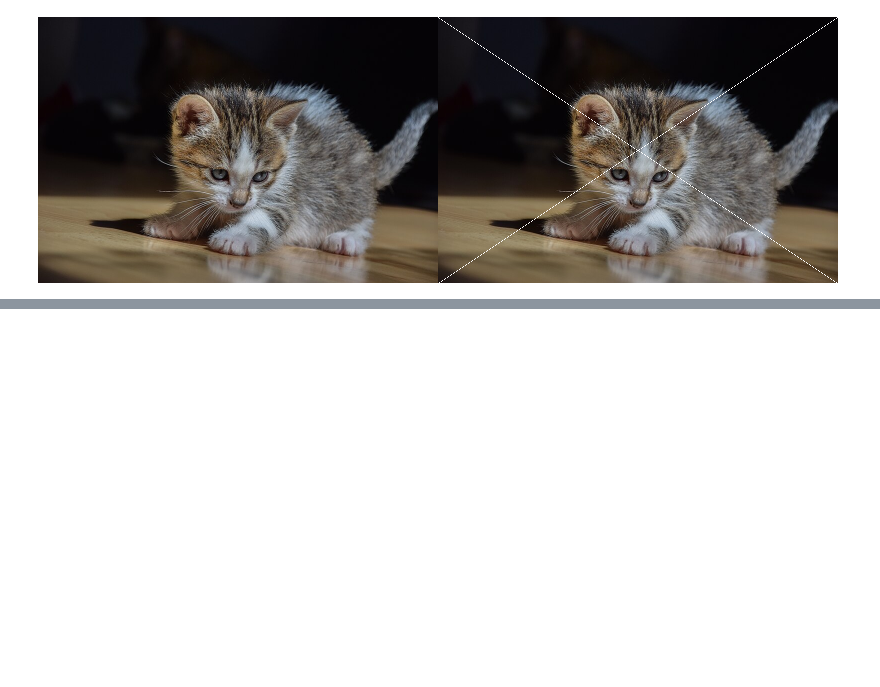
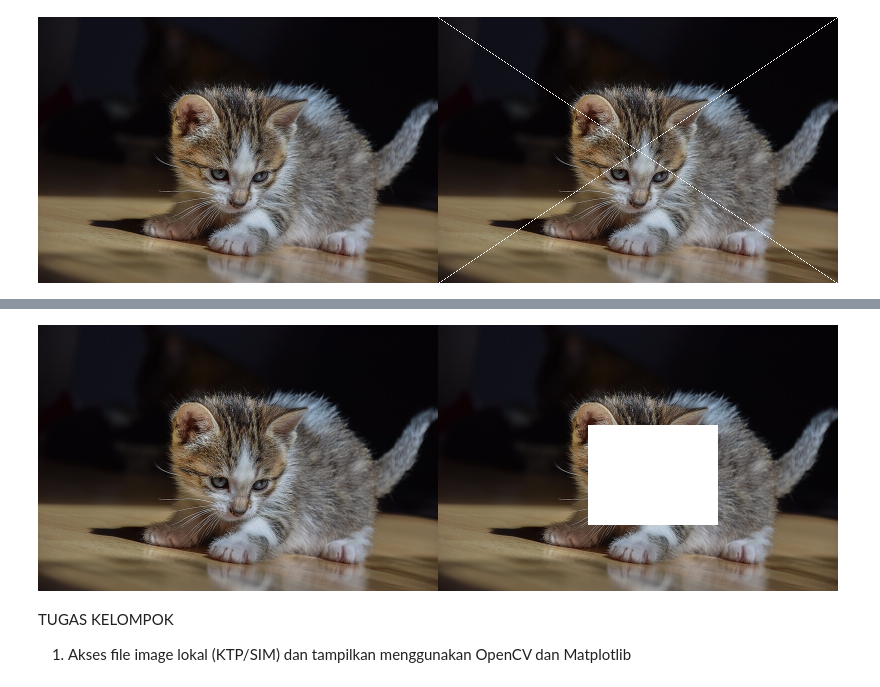
Before and after one commit to radenariq/PCVK_GANJIL_2024-2025, a Jupyter notebook: Week1.ipynb, the cells around one changed output, grey strips where cells are left out. Drawn from its saved outputs; the diff is of its cells as text; code cells hidden in the pictures; blank space fills up the shorter version.

```diff
--- a/Week1.ipynb
+++ b/Week1.ipynb
@@ -96,0 +144,17 @@ Jawab: Keterkaitan antara pixel dan resolusi yaitu resolusi gambar (tinggi x leb
+# %%
+#membuat kotak
+image_2 = cv.cvtColor(image, cv.COLOR_BGR2RGB)
+image_3 = cv.cvtColor(image, cv.COLOR_BGR2RGB)
+
+for y in range (150,280):
+  for x in range (100,200):
+    image_3[x,y] = [255,255,255]
+
+final_frame = cv.hconcat((image_2, image_3))
+cv2_imshow(final_frame)
+# %% [output]
+[figure, added]
+# %% [markdown]
+TUGAS KELOMPOK
+
+1. Akses file image lokal (KTP/SIM) dan tampilkan menggunakan OpenCV dan Matplotlib
```
Also changed, not shown: parts of 5 cells of this notebook.
